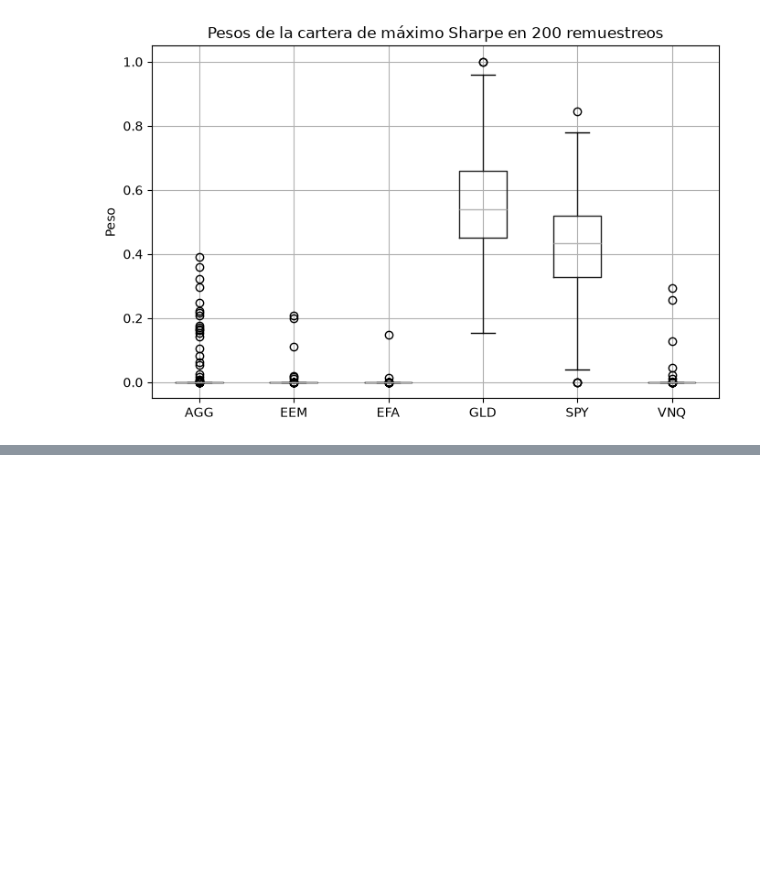
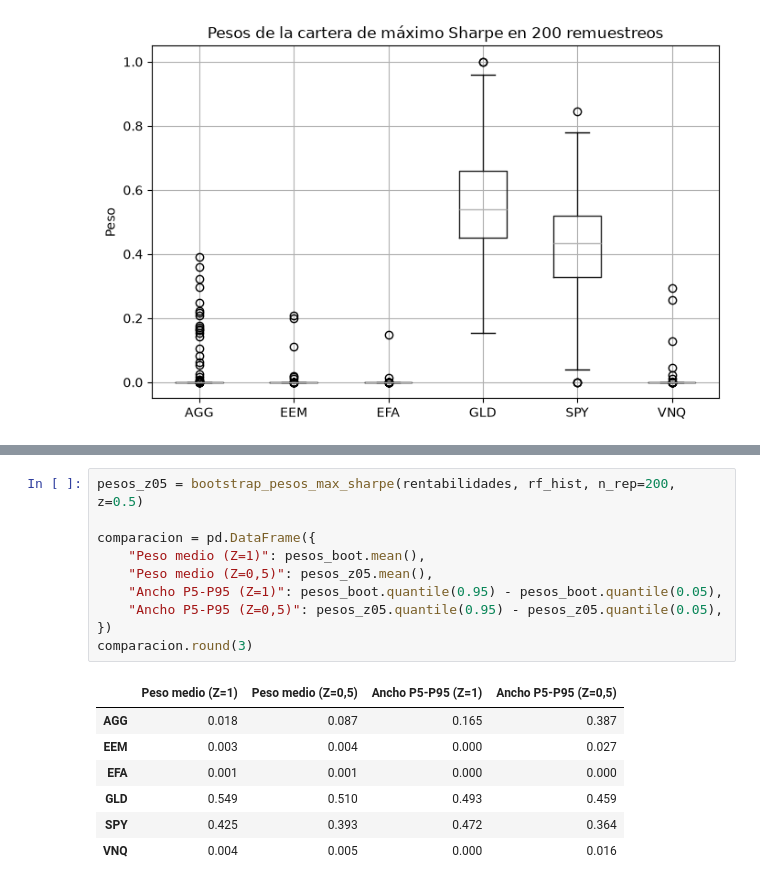
Before and after one commit to mnayala100/proyecto-cartera-markowitz, a Jupyter notebook: notebooks/05_incertidumbre.ipynb, the cells around one changed output, grey strips where cells are left out. Drawn from its saved outputs; the diff is of its cells as text; blank space fills up the shorter version.

```diff
--- a/notebooks/05_incertidumbre.ipynb
+++ b/notebooks/05_incertidumbre.ipynb
@@ -68,0 +128,18 @@ plt.show()
+# %%
+pesos_z05 = bootstrap_pesos_max_sharpe(rentabilidades, rf_hist, n_rep=200, z=0.5)
+
+comparacion = pd.DataFrame({
+    "Peso medio (Z=1)": pesos_boot.mean(),
+    "Peso medio (Z=0,5)": pesos_z05.mean(),
+    "Ancho P5-P95 (Z=1)": pesos_boot.quantile(0.95) - pesos_boot.quantile(0.05),
+    "Ancho P5-P95 (Z=0,5)": pesos_z05.quantile(0.95) - pesos_z05.quantile(0.05),
+})
+comparacion.round(3)
+# %% [output]
+|  | Peso medio (Z=1) | Peso medio (Z=0,5) | Ancho P5-P95 (Z=1) | Ancho P5-P95 (Z=0,5) |
+| AGG | 0.018 | 0.087 | 0.165 | 0.387 |
+| EEM | 0.003 | 0.004 | 0.000 | 0.027 |
+| EFA | 0.001 | 0.001 | 0.000 | 0.000 |
+| GLD | 0.549 | 0.510 | 0.493 | 0.459 |
+| SPY | 0.425 | 0.393 | 0.472 | 0.364 |
+| VNQ | 0.004 | 0.005 | 0.000 | 0.016 |
```
Also changed, not shown: parts of 19 cells of this notebook, 1 other file.
